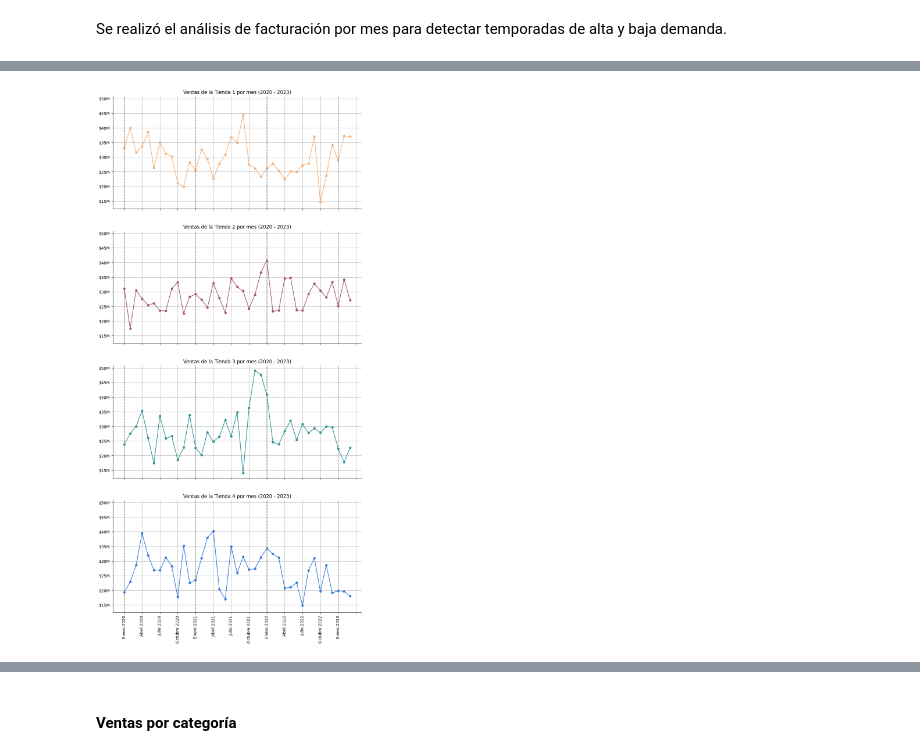
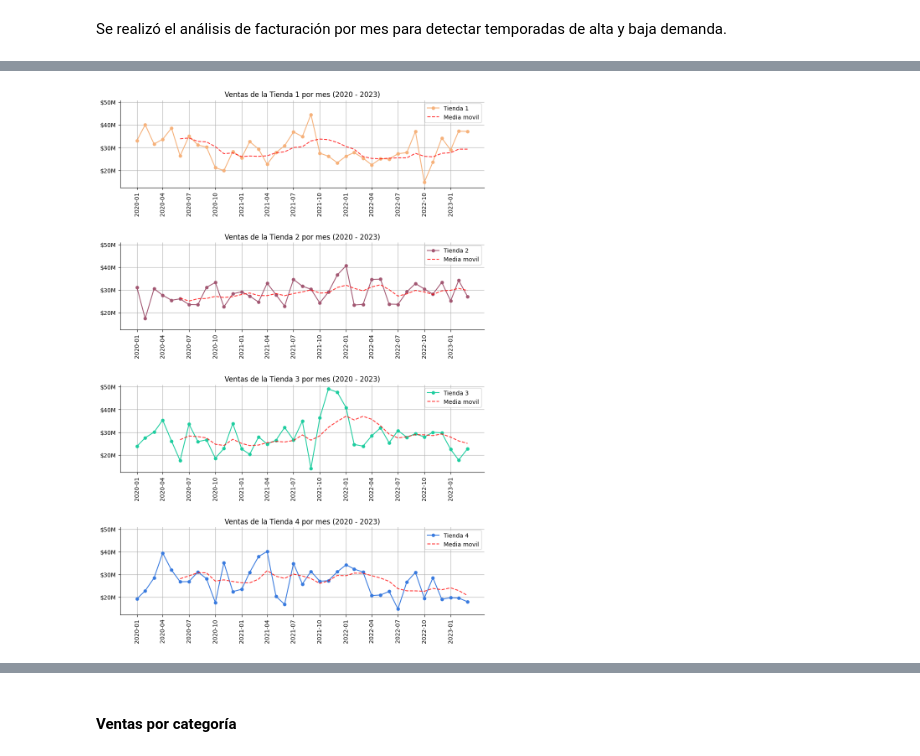
Before and after one commit to ecordovag/challenge_alura_store, a Jupyter notebook: AluraStoreLatam.ipynb, the cells around one changed output, grey strips where cells are left out. Cells and saved outputs as stored; diff of their text form; code cells hidden in the pictures.

```diff
--- a/AluraStoreLatam.ipynb
+++ b/AluraStoreLatam.ipynb
@@ -576,0 +543,10 @@ tabla_resumen_mes_ano.head(5)
+# %%
+# Crear una copia del dataframe combinado
+df_combinados_1 = df_combinados.copy()
+
+# Establecer como indice la columna 'Fecha de Compra'
+df_combinados_1 = df_combinados_1.set_index('Fecha de Compra')
+
+# Crear la tabla resumen de ventas por día y tienda
+ventas_dia = pd.pivot_table(df_combinados_1, values='Precio', index='Fecha de Compra', columns='Tienda', aggfunc='sum', fill_value=0)
+ventas_dia.head()
@@ -576,0 +561,4 @@ tabla_resumen_mes_ano.head(5)
+# %%
+# Crear tabla resumen con ventas por mes
+ventas_mes = ventas_dia.resample('ME').sum()
+ventas_mes.head()
@@ -576,0 +573,4 @@ tabla_resumen_mes_ano.head(5)
+# %%
+# Cálculo de la media movil cada 6 meses
+media_movil = ventas_mes.rolling(window=6).mean()
+media_movil.head(10)
@@ -577,44 +590,55 @@ tabla_resumen_mes_ano.head(5)
 # %%
 # Grafica de ventas por mes (2020 - 2023) por tienda
+fig, ax = plt.subplots(4, 1, figsize=(10,14), sharey=True)
 
-fig, ax = plt.subplots(4, 1, figsize=(10,20), sharex=True, sharey=True)
+# Colores a usar en las gráficas
+colores = ['#F6B17A', '#A25772', '#1DCD9F', '#387ADF']
 
-# Graficar líneas de colores predeterminados por cada tienda
-colores = ['#F6B17A', '#A25772', '#2D9596', '#387ADF']
-for i, color, columna in zip(range(0,4), colores, tabla_resumen_mes_ano.columns):
-    ax[i].plot(tabla_resumen_mes_ano.index, tabla_resumen_mes_ano[columna], label=columna, color=color, marker='o', markersize=5)
+# Lista de divisiones en el eje x
+marcas_x = ventas_mes.index[0:len(ventas_mes)+1:3]
+
+# Lista de posiciones a resaltar
+fechas_enero = ventas_mes.index[ventas_mes.index.month == 1]
 
 
-# Personalización de las gráficas
-for i, columna in zip(range(0,4), tabla_resumen_mes_ano.columns):
-    # Formateo del título de cada gráfica
-    ax[i].set_title(f'Ventas de la {columna} por mes (2020 - 2023)')
+for a, color, columna in zip(ax, colores, ventas_mes.columns):
+
+    # Creacion y personalizacion de las gráficas
+    a.plot(ventas_mes.index, ventas_mes[columna], label=columna, color=color, marker='o', markersize=5)
+
+    # Graficar las medias móviles
+    a.plot(media_movil.index, media_movil[columna], label='Media movil', color='red', alpha=0.8, linestyle='--')
+
+    # Formateo del título de las gráficas
+    a.set_title(f'Ventas de la {columna} por mes (2020 - 2023)')
 
     # Formateo de los valores del eje y
-    ax[i].yaxis.set_major_formatter(FuncFormatter(millones))
+    a.yaxis.set_major_formatter(FuncFormatter(millones))
 
     # Quitar los bordes derecho y superior de las gráficas
-    ax[i].spines['right'].set_visible(False)
-    ax[i].spines['top'].set_visible(False)
+    a.spines['right'].set_visible(False)
+    a.spines['top'].set_visible(False)
 
-    # Establecer las marcas del eje x cada 3 meses
-    ax[i].set_xticks(ticks=range(0, len(tabla_resumen_mes_ano.index)+1, 3))
+    # Establecer las divisiones en las marcar establecidas
+    a.set_xticks(marcas_x)
 
-    # Establecer las líneas guía cada 3 meses
-    ax[i].grid(True, which='major')
+    # Rotar 90 grados las etiquetas
+    a.tick_params(axis='x', rotation=90)
 
-# Resaltar líneas guía a cada inicio de año
-for i in range(0,4):
-    for pos in range(0,40,12):
-        ax[i].axvline(x=pos, linestyle = '--', linewidth = 1.5, color = 'gray')
+    # Establecer un formato de año-mes en las etiquetas
+    a.xaxis.set_major_formatter(mdates.DateFormatter('%Y-%m'))
 
-# Establecer las etiquetas del eje x con una rotación de 90 grados
-ax[3].tick_params(axis='x', labelrotation=90)
+    # Establecer las líneas guía
+    a.grid(True, which='major')
 
-plt.tight_layout(pad=3.5)
+    # Leyenda de la gráfica
+    a.legend()
+
+
+plt.tight_layout(pad=3)
 plt.show()
 # %% [output]
-[figure, old version]
+[figure, new version]
 # %% [markdown]
 <div style="background-color: #e7f3fe; color: #084298; padding: 10px; border-left: 8px solid #2D336B; border-radius: 5px;">
   <strong>Observación:</strong>
```
Also changed, not shown: parts of 28 cells of this notebook.
